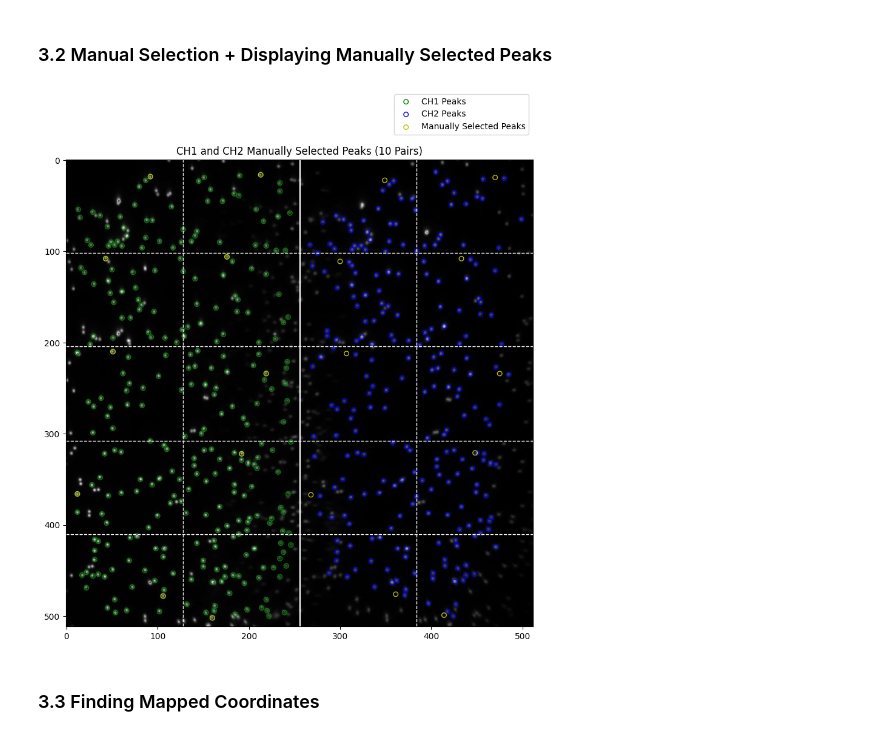
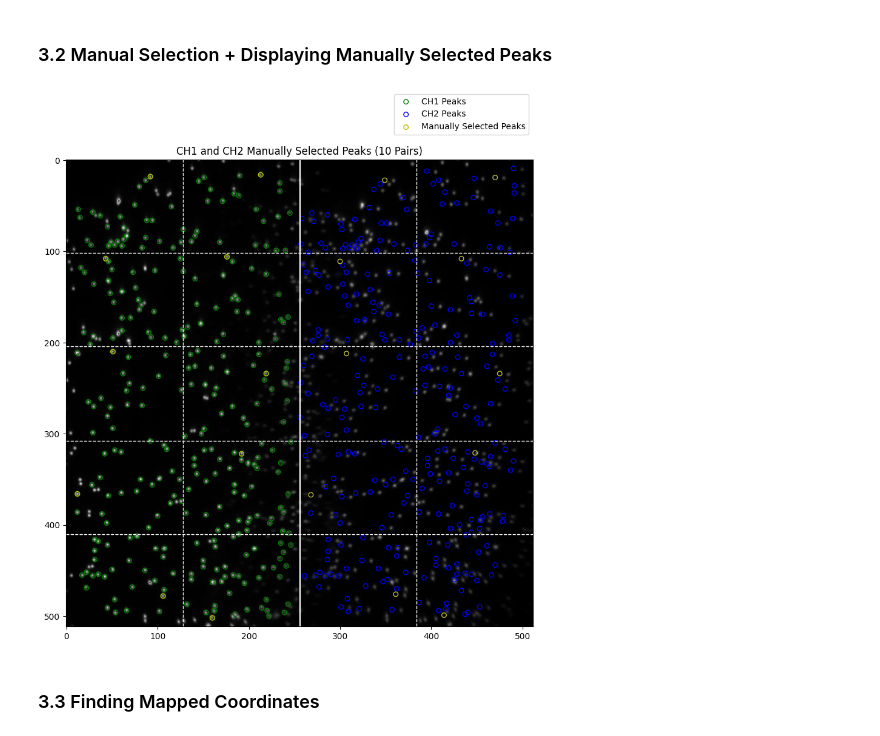
Before and after one commit to ljhason/smPy-UserGuide, a Jupyter notebook: User Guide - Two Colour/UserGuide_TwoColour.ipynb, the cells around one changed output. Drawn from its saved outputs; the diff is of its cells as text; code cells hidden in the pictures.

```diff
--- a/User Guide - Two Colour/UserGuide_TwoColour.ipynb
+++ b/User Guide - Two Colour/UserGuide_TwoColour.ipynb
@@ -87,29 +86,30 @@ plt.show()
 # %%
 CH1_arr = np.array([[18,92], [16,213], [108,43], [106,176], [210,51], [234, 219], [366,12], [322,192], [478,106], [502,160]])
 CH2_arr = np.array([[22,349], [19,470], [111,300], [108,433], [212,307], [234, 475], [367,268], [321,448], [476,361], [499,414]])
 
+good_peaks_2_CH2_shift = shift_peaks(good_peaks_2_CH2, shift=[-1,-10])
 plt.figure(figsize=(10, 10))
 plt.title("CH1 and CH2 Manually Selected Peaks (10 Pairs)")
 plt.imshow(image, cmap='gray')
 
 plt.axhline(y=102, color="w", linestyle='--', linewidth=1)
 plt.axhline(y=204, color="w", linestyle='--', linewidth=1)
 plt.axhline(y=308, color="w", linestyle='--', linewidth=1)
 plt.axhline(y=410, color="w", linestyle='--', linewidth=1)
 
 plt.axvline(x=128, color="w", linestyle='--', linewidth=1)
 plt.axvline(x=384, color="w", linestyle='--', linewidth=1)
 
 plt.axvline(x=256, color="w", linestyle='-', linewidth=1.5)
 
 plt.scatter(good_peaks_1[:,1], good_peaks_1[:,0], s=30, facecolor='none', edgecolor='g', label='CH1 Peaks')
-plt.scatter(good_peaks_2_CH2[:,1], good_peaks_2_CH2[:,0], s=30, facecolor='none', edgecolor='b', label='CH2 Peaks')
+plt.scatter(good_peaks_2_CH2_shift[:,1], good_peaks_2_CH2_shift[:,0], s=30, facecolor='none', edgecolor='b', label='CH2 Peaks')
 plt.scatter(CH1_arr[:,1], CH1_arr[:,0], s=30, facecolor='none', edgecolor='y', label='Manually Selected Peaks')
 plt.scatter(CH2_arr[:,1], CH2_arr[:,0], s=30, facecolor='none', edgecolor='y')
 plt.legend(loc='upper right', bbox_to_anchor=(1, 1.15))
 plt.show()
 # %% [output]
-[figure, old version]
+[figure, new version]
 # %% [markdown]
 ### 3.3 Finding Mapped Coordinates
 # %%
```
Also changed, not shown: parts of 9 cells of this notebook, 9 other files.
